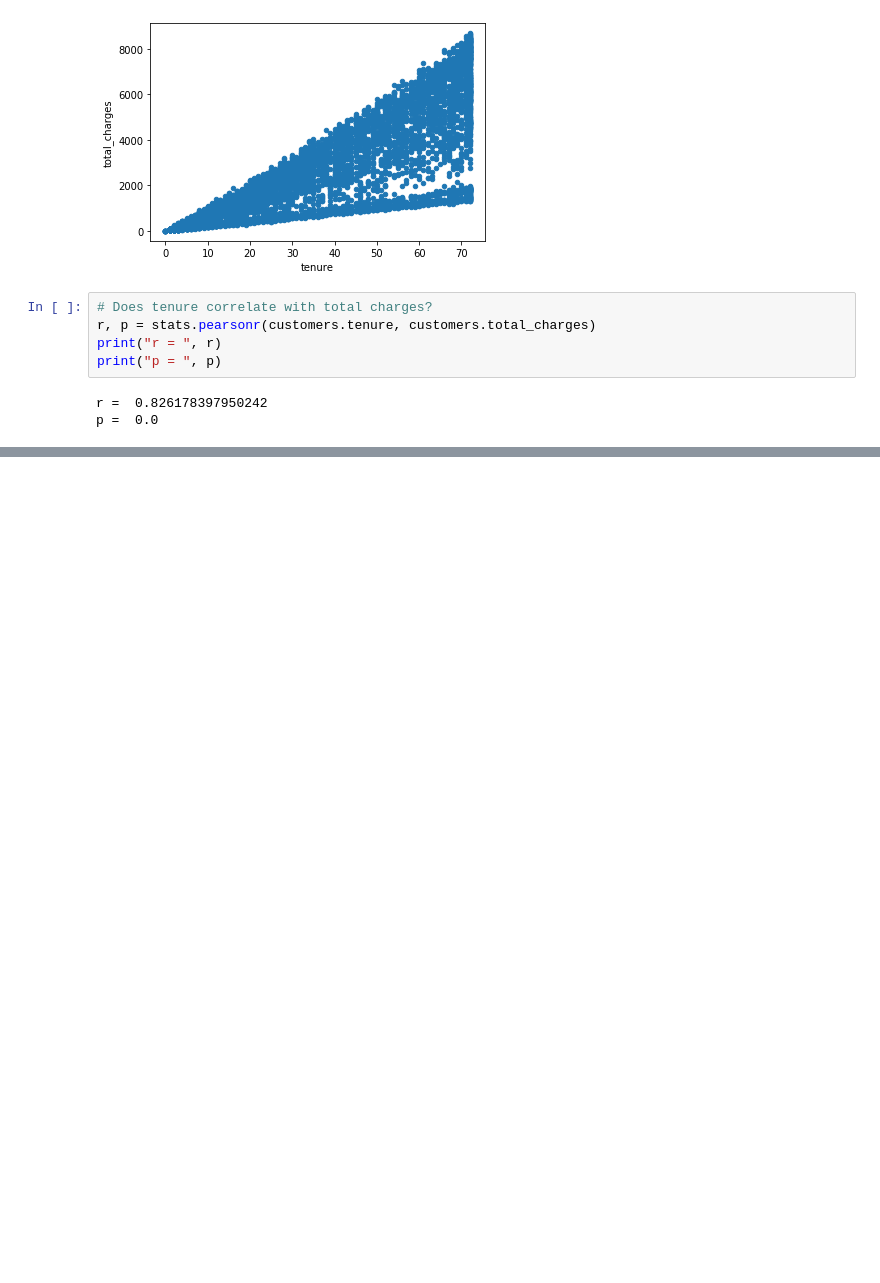
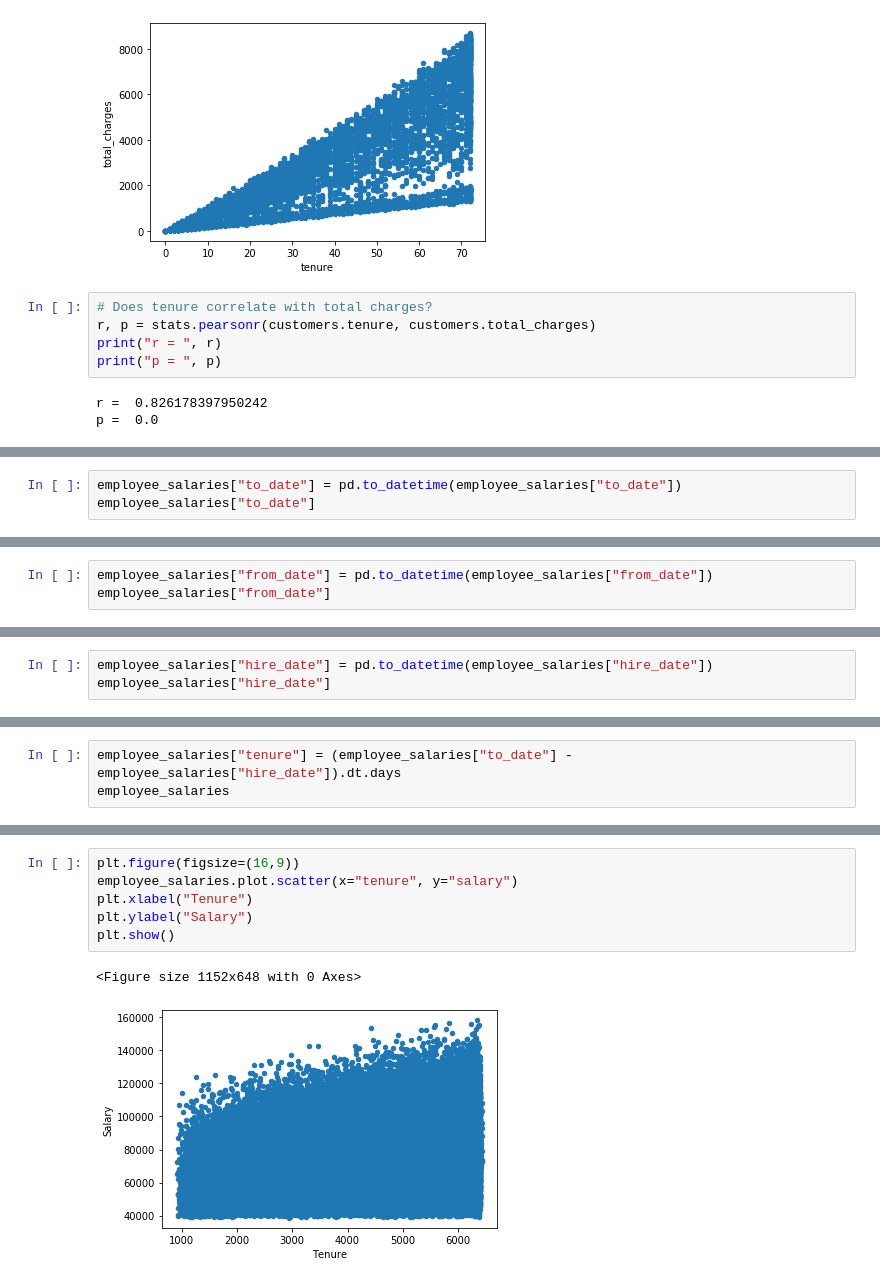
Before and after one commit to aleclhartman/statistics-exercises, a Jupyter notebook: hypothesis_testing.ipynb, the cells around one changed output, grey strips where cells are left out. Drawn from its saved outputs; the diff is of its cells as text; blank space fills up the shorter version.

```diff
--- a/hypothesis_testing.ipynb
+++ b/hypothesis_testing.ipynb
@@ -566,0 +678,3 @@ p =  0.0
+# %%
+employee_salaries["to_date"] = pd.to_datetime(employee_salaries["to_date"])
+employee_salaries["to_date"]
@@ -566,0 +694,3 @@ p =  0.0
+# %%
+employee_salaries["from_date"] = pd.to_datetime(employee_salaries["from_date"])
+employee_salaries["from_date"]
@@ -566,0 +710,3 @@ p =  0.0
+# %%
+employee_salaries["hire_date"] = pd.to_datetime(employee_salaries["hire_date"])
+employee_salaries["hire_date"]
@@ -566,0 +726,3 @@ p =  0.0
+# %%
+employee_salaries["tenure"] = (employee_salaries["to_date"] - employee_salaries["hire_date"]).dt.days
+employee_salaries
@@ -566,0 +765,9 @@ p =  0.0
+# %%
+plt.figure(figsize=(16,9))
+employee_salaries.plot.scatter(x="tenure", y="salary")
+plt.xlabel("Tenure")
+plt.ylabel("Salary")
+plt.show()
+# %% [output]
+<Figure size 1152x648 with 0 Axes>
+[figure, added]
```
Also changed, not shown: parts of 46 cells of this notebook.
